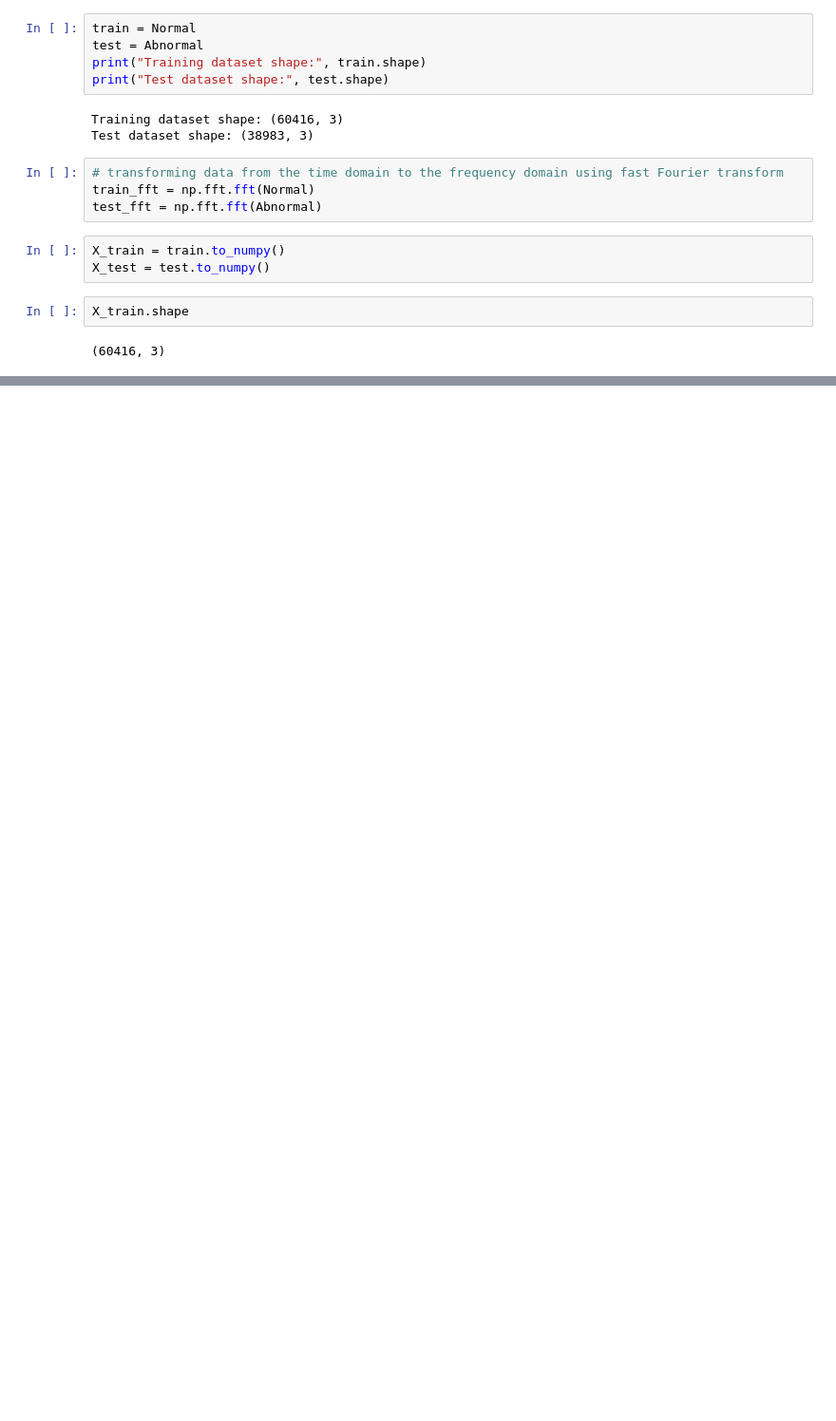
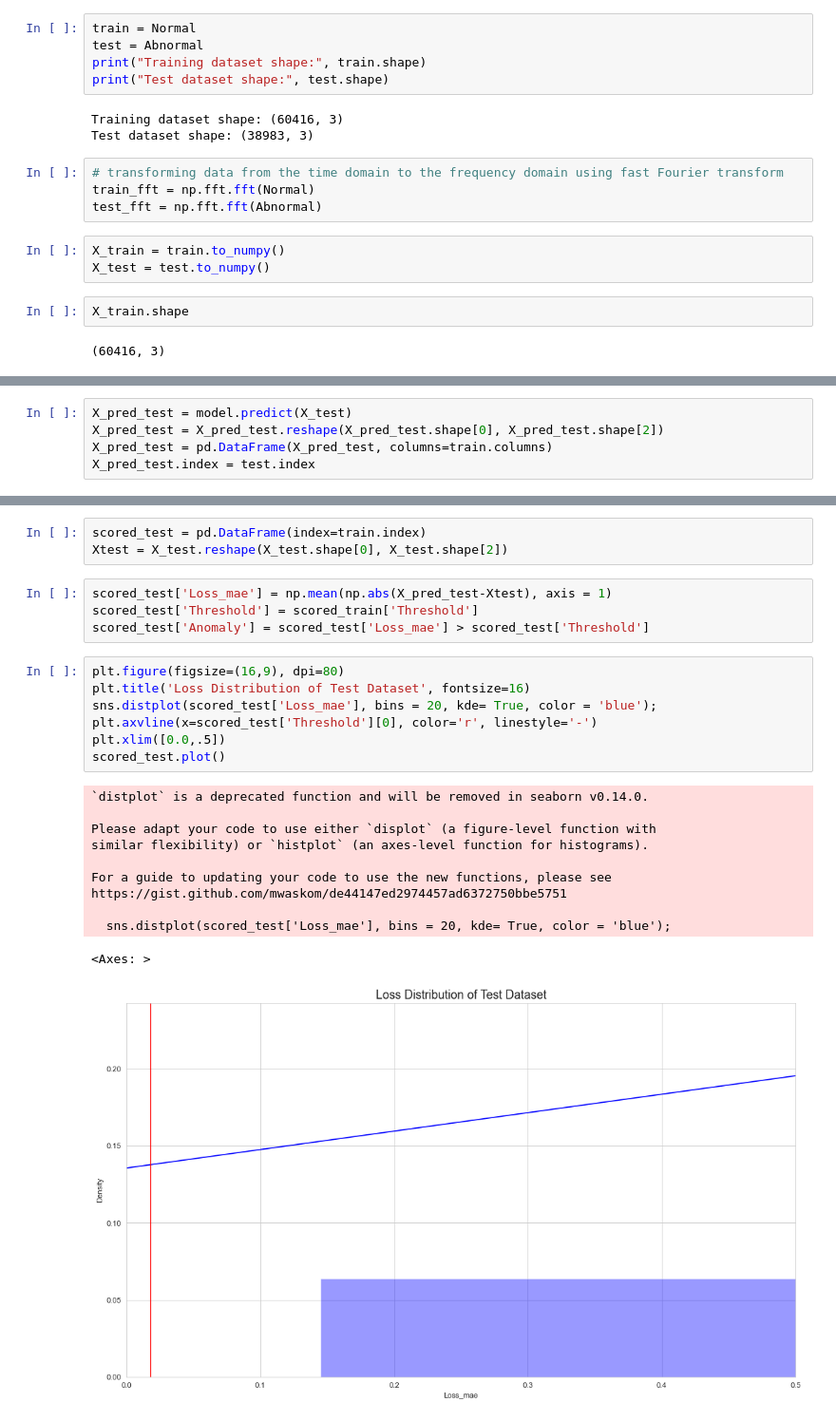
Before and after one commit to dhruvRj18/CNC, a Jupyter notebook: notebooks/train.ipynb, the cells around one changed output, grey strips where cells are left out. Shown at 95% size. Saved outputs shown, nothing was run; the diff lists cells and outputs as text; blank space fills up the shorter version.

```diff
--- a/notebooks/train.ipynb
+++ b/notebooks/train.ipynb
@@ -212,0 +261,5 @@ ValueError: Input 0 of layer "functional_1" is incompatible with the layer: expe
+# %%
+X_pred_test = model.predict(X_test)
+X_pred_test = X_pred_test.reshape(X_pred_test.shape[0], X_pred_test.shape[2])
+X_pred_test = pd.DataFrame(X_pred_test, columns=train.columns)
+X_pred_test.index = test.index
@@ -212,0 +268,26 @@ ValueError: Input 0 of layer "functional_1" is incompatible with the layer: expe
+# %%
+scored_test = pd.DataFrame(index=train.index)
+Xtest = X_test.reshape(X_test.shape[0], X_test.shape[2])
+# %%
+scored_test['Loss_mae'] = np.mean(np.abs(X_pred_test-Xtest), axis = 1)
+scored_test['Threshold'] = scored_train['Threshold']
+scored_test['Anomaly'] = scored_test['Loss_mae'] > scored_test['Threshold']
+# %%
+plt.figure(figsize=(16,9), dpi=80)
+plt.title('Loss Distribution of Test Dataset', fontsize=16)
+sns.distplot(scored_test['Loss_mae'], bins = 20, kde= True, color = 'blue');
+plt.axvline(x=scored_test['Threshold'][0], color='r', linestyle='-')
+plt.xlim([0.0,.5])
+scored_test.plot()
+# %% [output]
+`distplot` is a deprecated function and will be removed in seaborn v0.14.0.
+
+Please adapt your code to use either `displot` (a figure-level function with
+similar flexibility) or `histplot` (an axes-level function for histograms).
+
+For a guide to updating your code to use the new functions, please see
+https://gist.github.com/mwaskom/de44147ed2974457ad6372750bbe5751
+
+  sns.distplot(scored_test['Loss_mae'], bins = 20, kde= True, color = 'blue');
+<Axes: >
+[figure, added]
```
Also changed, not shown: parts of 20 cells of this notebook.
